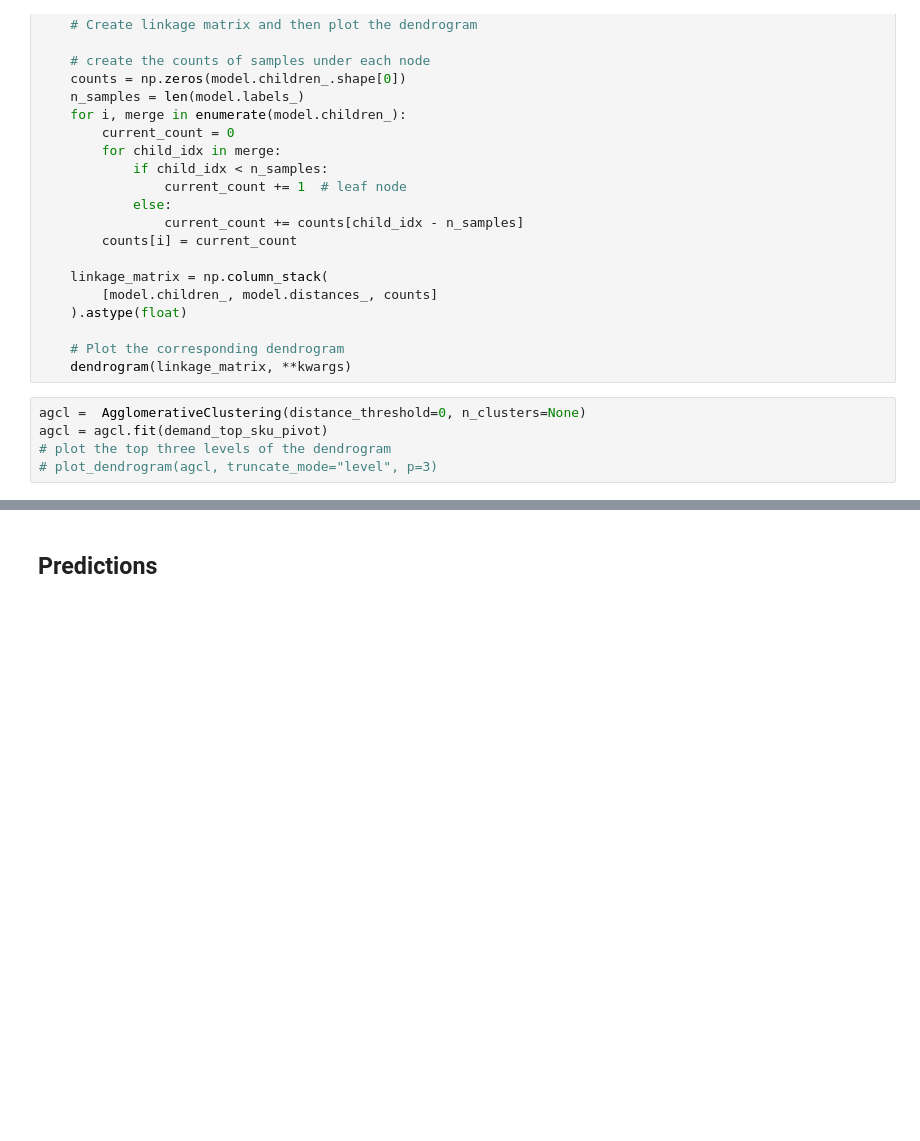
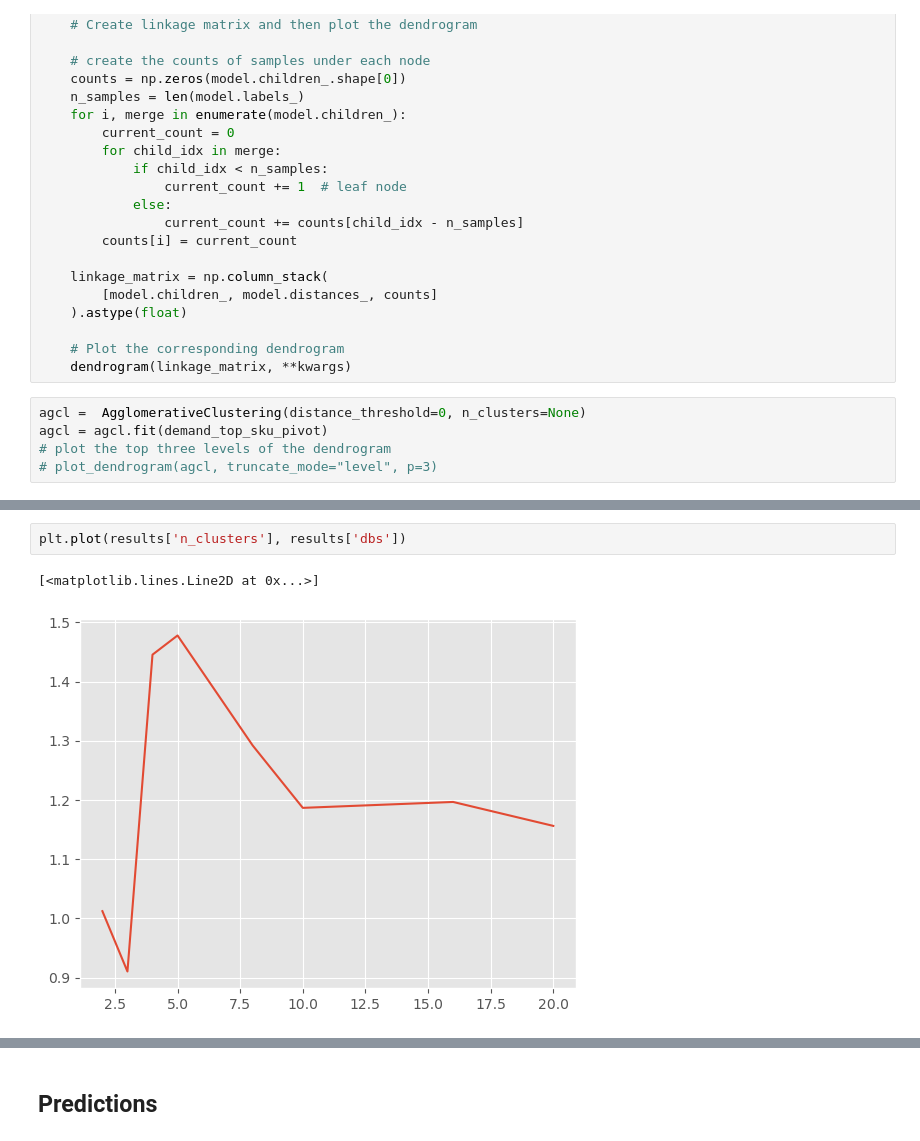
Before and after one commit to aromanenko/ML-pipeline-segmentation, a Jupyter notebook: notebooks/Baseline.ipynb, the cells around one changed output, grey strips where cells are left out. Saved outputs shown, nothing was run; the diff lists cells and outputs as text; blank space fills up the shorter version.

```diff
--- a/notebooks/Baseline.ipynb
+++ b/notebooks/Baseline.ipynb
@@ -145,0 +167,5 @@ df_merged.head()
+# %%
+plt.plot(results['n_clusters'], results['dbs'])
+# %% [output]
+[<matplotlib.lines.Line2D at 0x...>]
+[figure, added]
```
Also changed, not shown: parts of 46 cells of this notebook.
